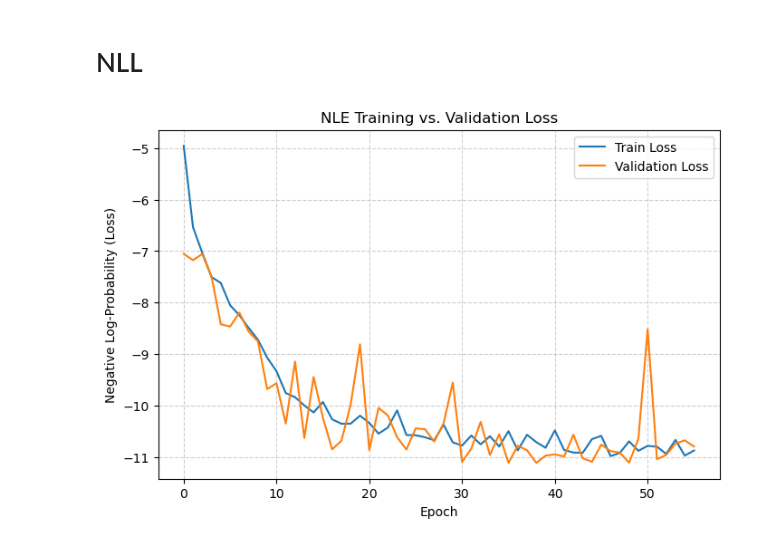
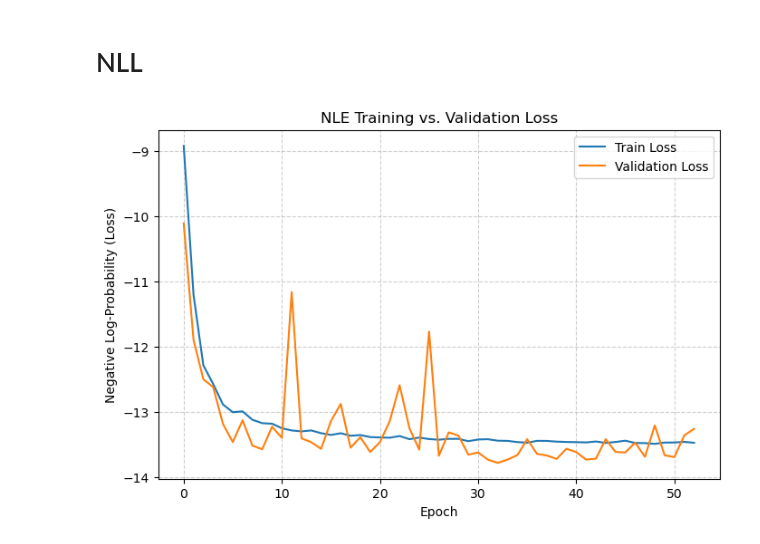
Before and after one commit to Anodymous1/suds, a Jupyter notebook: 8d_theta/NLL.ipynb, the cells around one changed output. Cells and saved outputs as stored; diff of their text form; code cells hidden in the pictures.

```diff
--- a/8d_theta/NLL.ipynb
+++ b/8d_theta/NLL.ipynb
@@ -6,30 +6,30 @@ import numpy as np
 import matplotlib.pyplot as plt
 # %%
 # Train your model as normal
-inference = load_pickle("./model_1/inference.pkl")
+inference = load_pickle("./model_3/inference.pkl")
 
 # Extract the training history from the SNLE object
 train_losses = -np.array(inference._summary["training_log_probs"])
 val_losses = -np.array(inference._summary["validation_log_probs"])
 
 # Save the metrics to disk alongside the model
 metrics = {
     "train_losses": train_losses,
     "val_losses": val_losses
 }
 
 
 # Plot the diagnostic curves using Matplotlib
 
 plt.figure(figsize=(8, 5))
 plt.plot(train_losses, label="Train Loss")
 plt.plot(val_losses, label="Validation Loss")
 plt.xlabel("Epoch")
 plt.ylabel("Negative Log-Probability (Loss)")
 plt.legend()
 plt.title("NLE Training vs. Validation Loss")
 plt.grid(True, linestyle="--", alpha=0.6)
 # plt.savefig("./8d_theta/model_3/loss_curve.png")
 plt.show()
 # %% [output]
-[figure, old version]
+[figure, new version]
```
Also changed, not shown: 19 other files.
